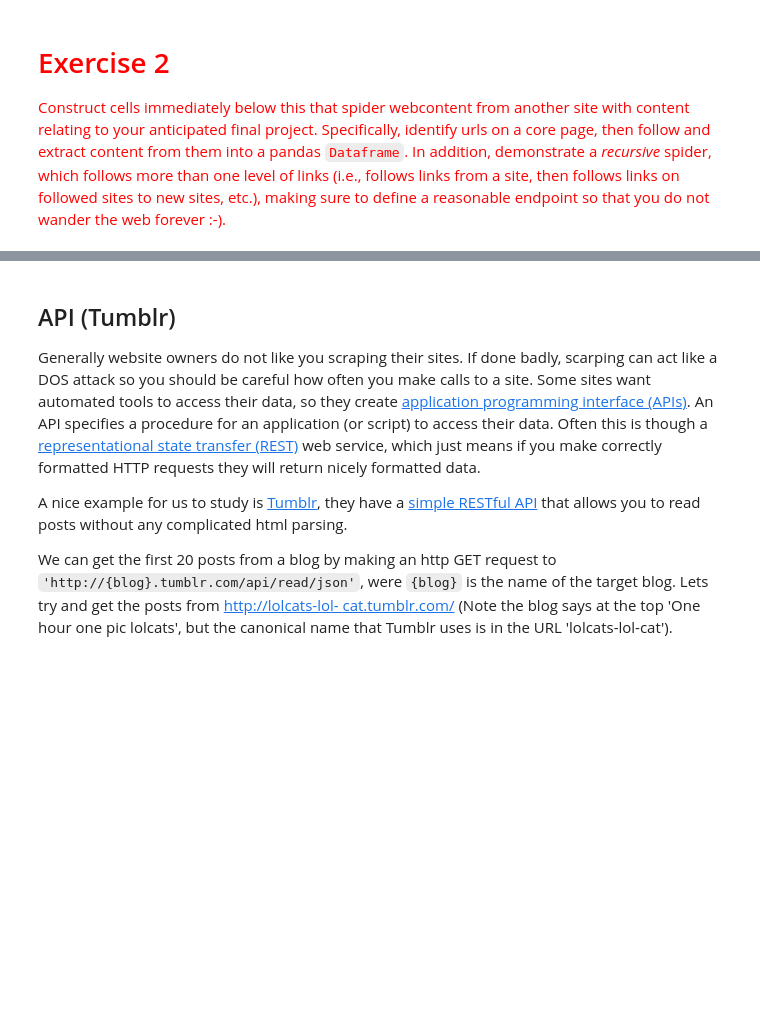
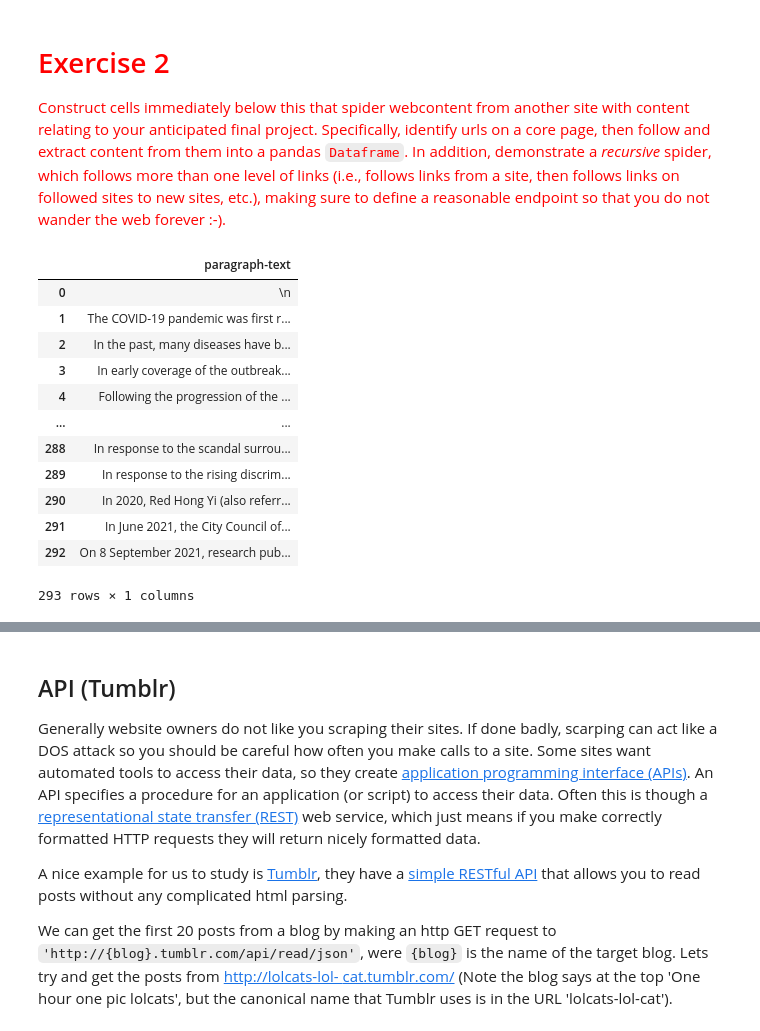
Before and after one commit to yuzhouw313/Content-Analysis-Homework, a Jupyter notebook: notebooks/week1/exercise1.ipynb, the cells around one changed output, grey strips where cells are left out. Drawn from its saved outputs; the diff is of its cells as text; code cells hidden in the pictures; blank space fills up the shorter version.

```diff
--- a/notebooks/week1/exercise1.ipynb
+++ b/notebooks/week1/exercise1.ipynb
@@ -491,3 +509,29 @@ contentParagraphsDF
 
 # <font color="red">Exercise 2</font>
 <font color="red">Construct cells immediately below this that spider webcontent from another site with content relating to your anticipated final project. Specifically, identify urls on a core page, then follow and extract content from them into a pandas `Dataframe`. In addition, demonstrate a *recursive* spider, which follows more than one level of links (i.e., follows links from a site, then follows links on followed sites to new sites, etc.), making sure to define a reasonable endpoint so that you do not wander the web forever :-).</font>
+# %%
+wiki_base_url = 'https://en.wikipedia.org/wiki/Xenophobia_and_racism_related_to_the_COVID-19_pandemic'
+wiki_base_request = requests.get(wiki_base_url)
+wiki_base_soup = bs4.BeautifulSoup(wiki_base_request.text, 'html.parser')
+wiki_base_PTags = wiki_base_soup.body.findAll('p')
+
+wiki_base_paragraphs = []
+for pTag in wiki_base_PTags:
+    wiki_base_paragraphs.append(re.sub(r'\[\d+\]', '', pTag.text))
+
+wiki_base_df = pandas.DataFrame({'paragraph-text' : wiki_base_paragraphs})
+wiki_base_df
+# %% [output]
+|  | paragraph-text |
+| 0 | \n |
+| 1 | The COVID-19 pandemic was first r... |
+| 2 | In the past, many diseases have b... |
+| 3 | In early coverage of the outbreak... |
+| 4 | Following the progression of the ... |
+| ... | ... |
+| 288 | In response to the scandal surrou... |
+| 289 | In response to the rising discrim... |
+| 290 | In 2020, Red Hong Yi (also referr... |
+| 291 | In June 2021, the City Council of... |
+| 292 | On 8 September 2021, research pub... |
+293 rows × 1 columns
```
Also changed, not shown: parts of 10 cells of this notebook, 3 other files.
